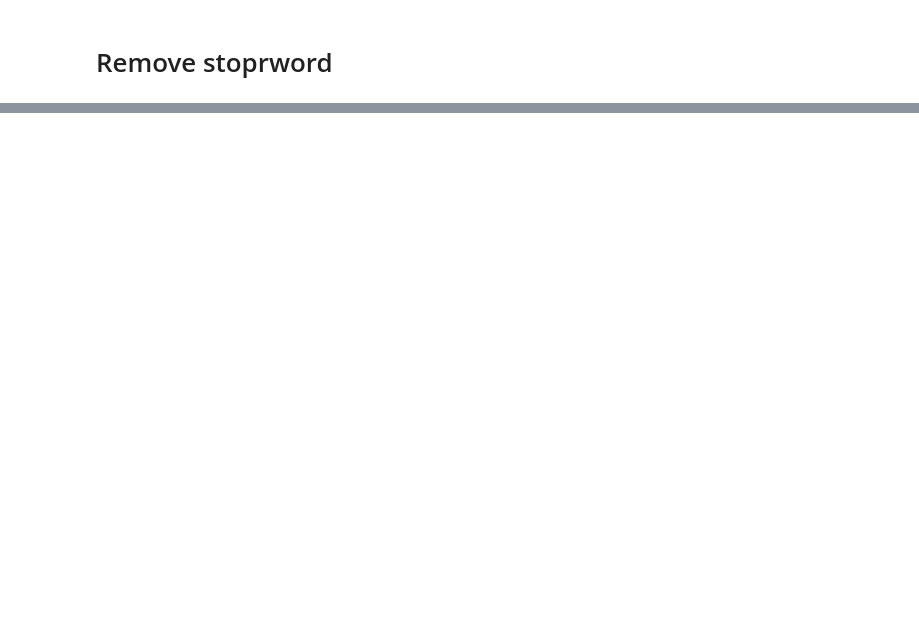
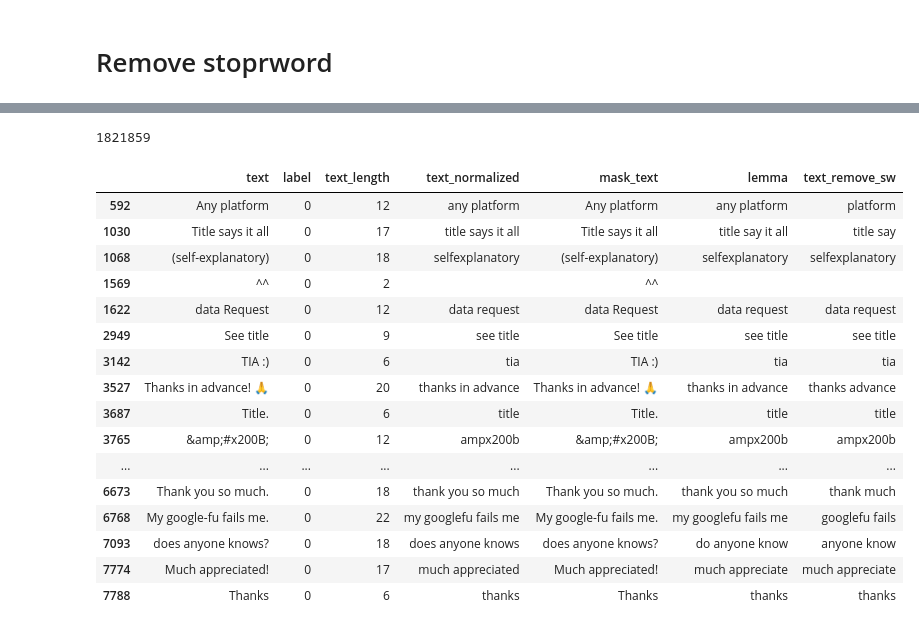
Before and after one commit to SalomoHS/Berlian-Hacktiv8, a Jupyter notebook: Sesi-22/MiniProject.ipynb, the cells around one changed output, grey strips where cells are left out. Saved outputs shown, nothing was run; the diff lists cells and outputs as text; code cells hidden in the pictures; blank space fills up the shorter version.

```diff
--- a/Sesi-22/MiniProject.ipynb
+++ b/Sesi-22/MiniProject.ipynb
@@ -325,0 +911,24 @@ df.iloc[:100, :]
+# %%
+len("".join(df['text_remove_sw']))
+# %% [output]
+1821859
+# %%
+df[df['text_length'] < 25]
+# %% [output]
+|  | text | label | text_length | text_normalized | mask_text | lemma | text_remove_sw |
+| 592 | Any platform | 0 | 12 | any platform | Any platform | any platform | platform |
+| 1030 | Title says it all | 0 | 17 | title says it all | Title says it all | title say it all | title say |
+| 1068 | (self-explanatory) | 0 | 18 | selfexplanatory | (self-explanatory) | selfexplanatory | selfexplanatory |
+| 1569 | ^^ | 0 | 2 |  | ^^ |  |  |
+| 1622 | data Request | 0 | 12 | data request | data Request | data request | data request |
+| 2949 | See title | 0 | 9 | see title | See title | see title | see title |
+| 3142 | TIA :) | 0 | 6 | tia | TIA :) | tia | tia |
+| 3527 | Thanks in advance! 🙏 | 0 | 20 | thanks in advance | Thanks in advance! 🙏 | thanks in advance | thanks advance |
+| 3687 | Title. | 0 | 6 | title | Title. | title | title |
+| 3765 | &amp;#x200B; | 0 | 12 | ampx200b | &amp;#x200B; | ampx200b | ampx200b |
+| ... | ... | ... | ... | ... | ... | ... | ... |
+| 6673 | Thank you so much. | 0 | 18 | thank you so much | Thank you so much. | thank you so much | thank much |
+| 6768 | My google-fu fails me. | 0 | 22 | my googlefu fails me | My google-fu fails me. | my googlefu fails me | googlefu fails |
+| 7093 | does anyone knows? | 0 | 18 | does anyone knows | does anyone knows? | do anyone know | anyone know |
+| 7774 | Much appreciated! | 0 | 17 | much appreciated | Much appreciated! | much appreciate | much appreciate |
+| 7788 | Thanks | 0 | 6 | thanks | Thanks | thanks | thanks |
```
Also changed, not shown: parts of 40 cells of this notebook.
